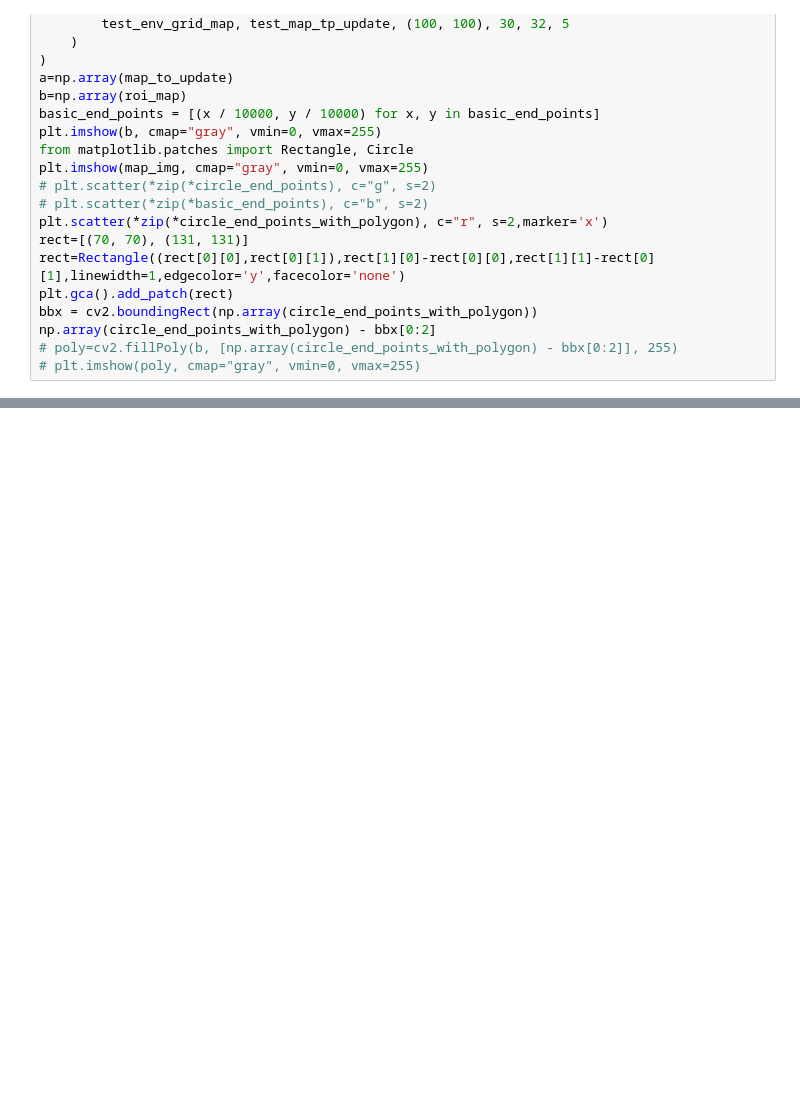
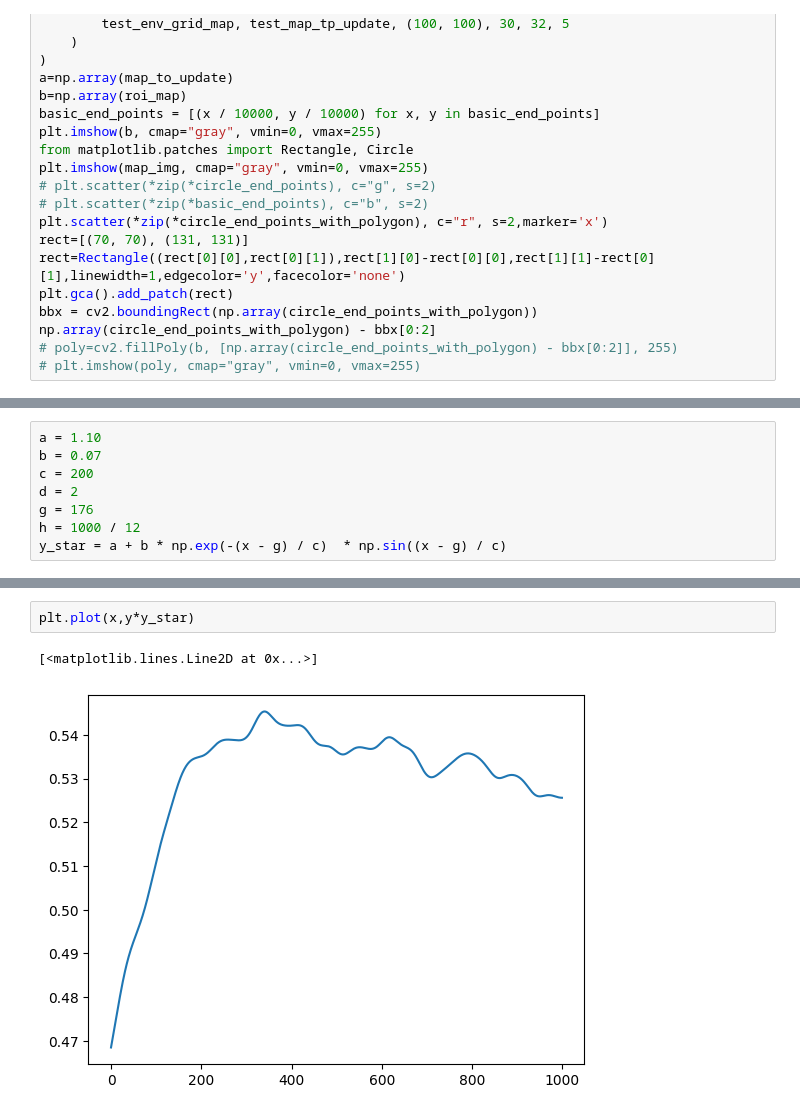
Before and after one commit to FireWolves/mcerl, a Jupyter notebook: test.ipynb, the cells around one changed output, grey strips where cells are left out. Saved outputs shown, nothing was run; the diff lists cells and outputs as text; blank space fills up the shorter version.

```diff
--- a/test.ipynb
+++ b/test.ipynb
@@ -877,0 +904,8 @@ np.array(circle_end_points_with_polygon) - bbx[0:2]
+# %%
+a = 1.10
+b = 0.07
+c = 200
+d = 2
+g = 176
+h = 1000 / 12
+y_star = a + b * np.exp(-(x - g) / c)  * np.sin((x - g) / c)
@@ -877,0 +917,5 @@ np.array(circle_end_points_with_polygon) - bbx[0:2]
+# %%
+plt.plot(x,y*y_star)
+# %% [output]
+[<matplotlib.lines.Line2D at 0x...>]
+[figure, added]
```
Also changed, not shown: parts of 7 cells of this notebook.
